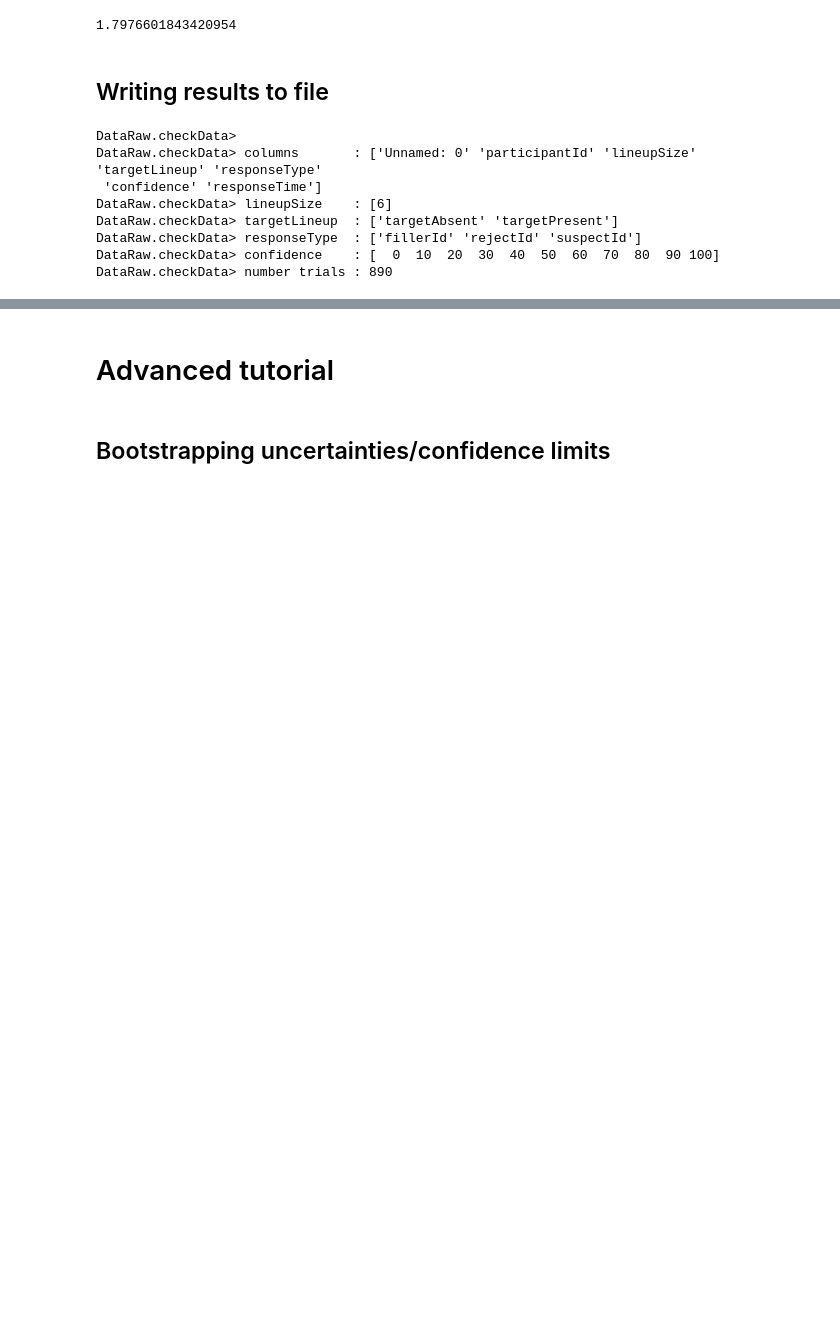
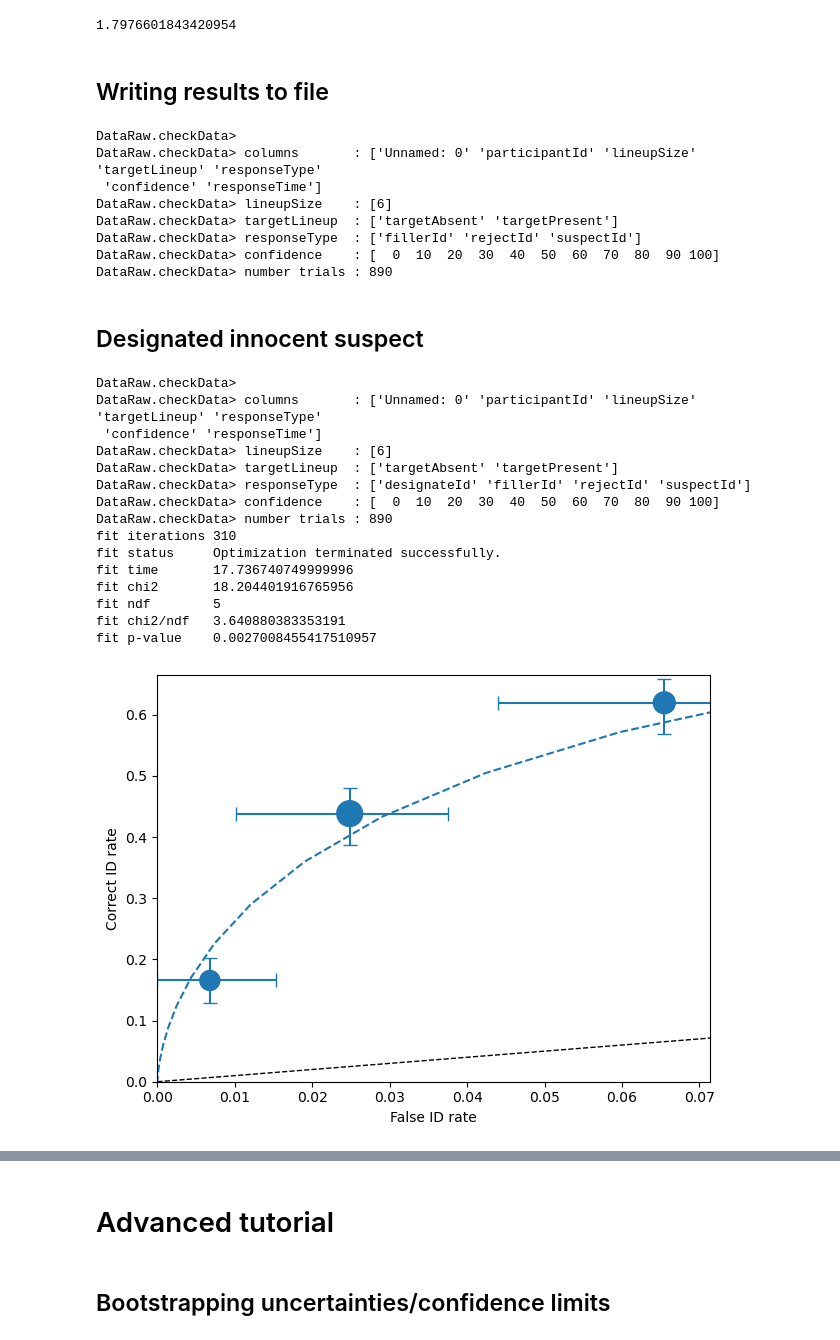
Before and after one commit to lmickes/pyWitness, a Jupyter notebook: data/tutorial/manual.ipynb, the cells around one changed output, grey strips where cells are left out. Cells and saved outputs as stored; diff of their text form; code cells hidden in the pictures; blank space fills up the shorter version.

```diff
--- a/data/tutorial/manual.ipynb
+++ b/data/tutorial/manual.ipynb
@@ -596,3 +596,36 @@ DataRaw.checkData> targetLineup  : ['targetAbsent' 'targetPresent']
 DataRaw.checkData> responseType  : ['fillerId' 'rejectId' 'suspectId']
 DataRaw.checkData> confidence    : [  0  10  20  30  40  50  60  70  80  90 100]
 DataRaw.checkData> number trials : 890
+# %% [markdown]
+## Designated innocent suspect
+# %%
+import pyWitness
+dr = pyWitness.DataRaw("./test1ds.csv")
+dr.collapseContinuousData(column="confidence", bins=[-1, 60, 80, 100], labels=[1, 2, 3])
+
+dp = dr.process()
+dp.calculateConfidenceBootstrap(nBootstraps=200)
+
+mf = pyWitness.ModelFitDesignatedInnocentIndependentObservationSimple(dp)
+mf.setEqualVariance()
+mf.fit()
+
+dp.plotROC()
+mf.plotROC()
+# %% [output]
+DataRaw.checkData>
+DataRaw.checkData> columns       : ['Unnamed: 0' 'participantId' 'lineupSize' 'targetLineup' 'responseType'
+ 'confidence' 'responseTime']
+DataRaw.checkData> lineupSize    : [6]
+DataRaw.checkData> targetLineup  : ['targetAbsent' 'targetPresent']
+DataRaw.checkData> responseType  : ['designateId' 'fillerId' 'rejectId' 'suspectId']
+DataRaw.checkData> confidence    : [  0  10  20  30  40  50  60  70  80  90 100]
+DataRaw.checkData> number trials : 890
+fit iterations 310
+fit status     Optimization terminated successfully.
+fit time       17.736740749999996
+fit chi2       18.204401916765956
+fit ndf        5
+fit chi2/ndf   3.640880383353191
+fit p-value    0.0027008455417510957
+[figure, added]
```
Also changed, not shown: parts of 13 cells of this notebook.
